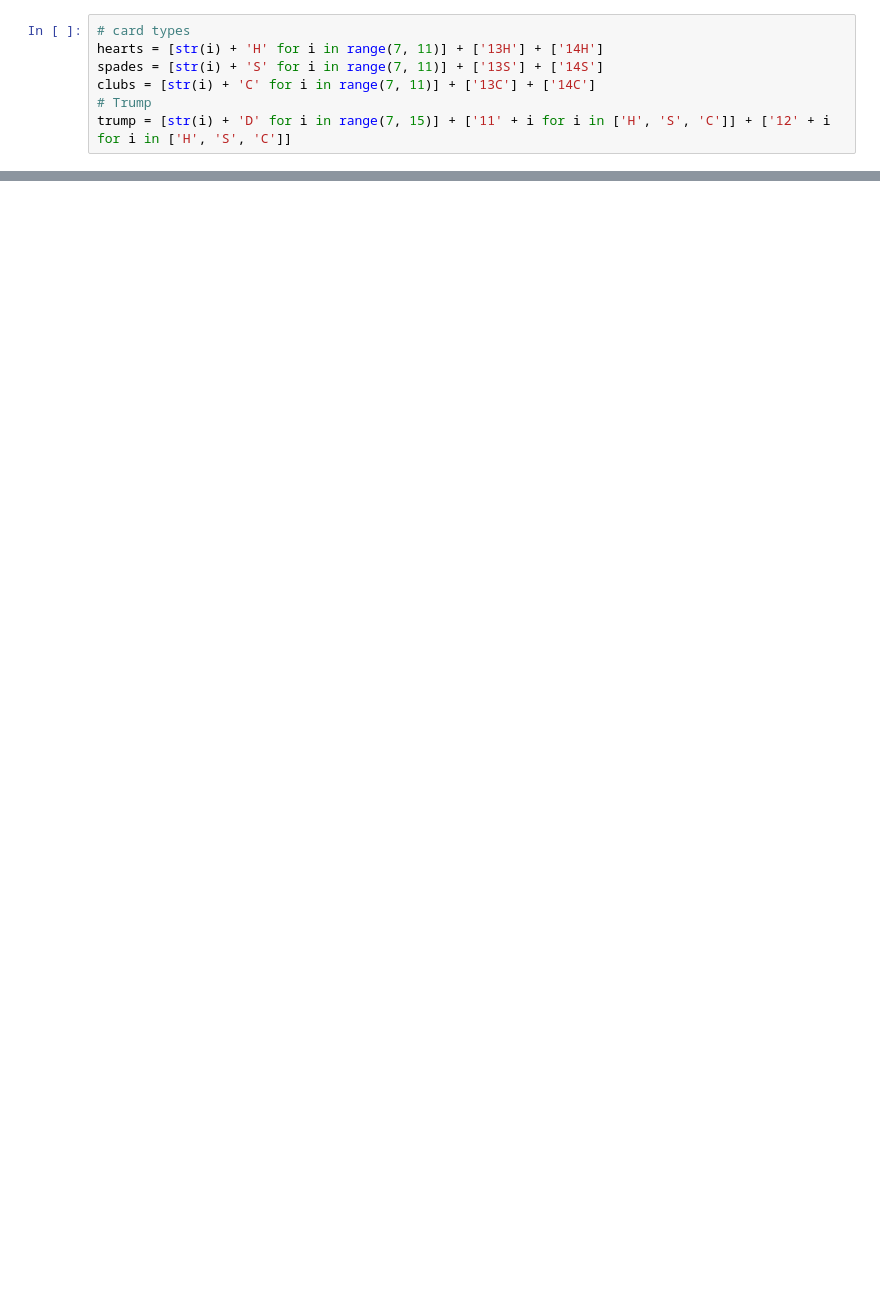
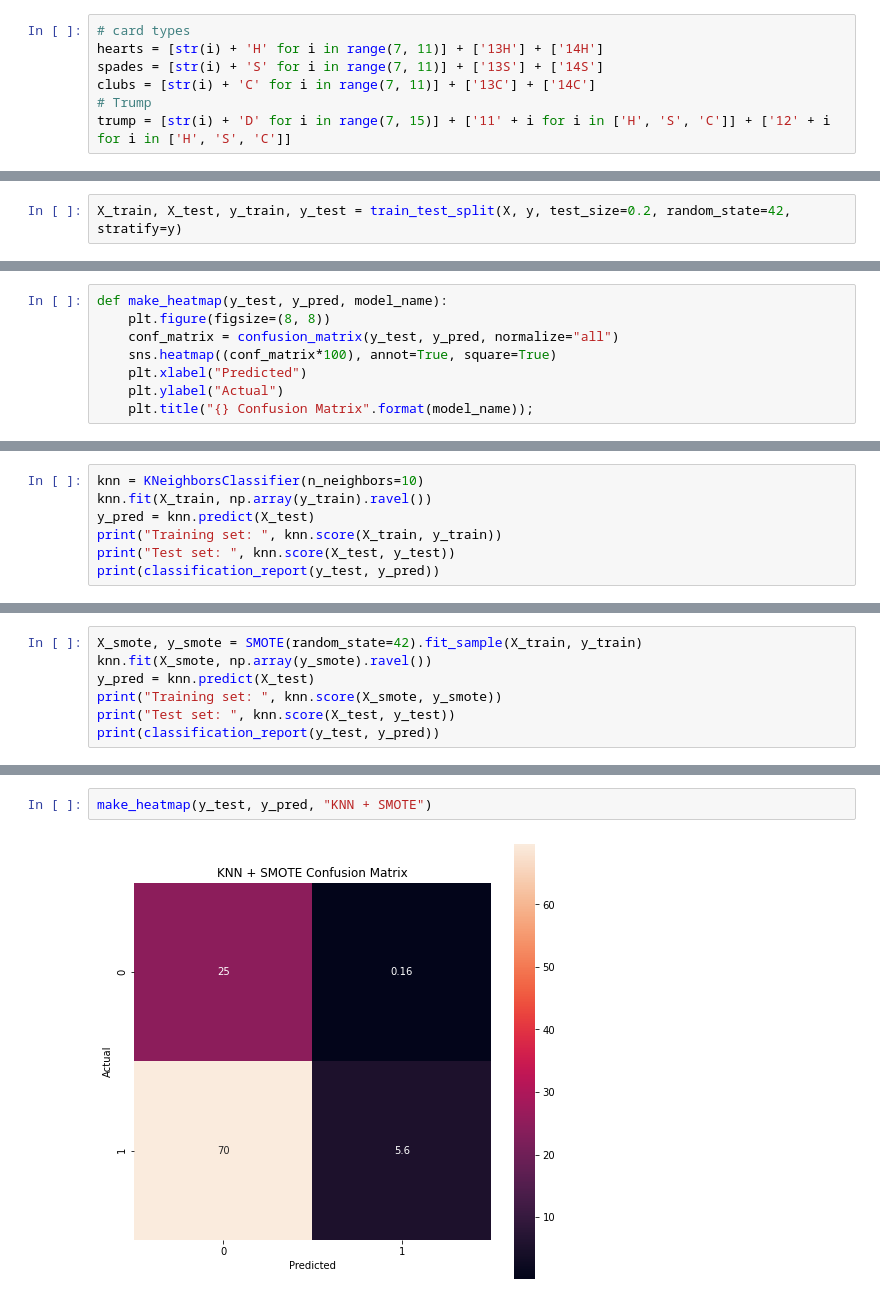
Before and after one commit to adsweeney/get61, a Jupyter notebook: get61/eda.ipynb, the cells around one changed output, grey strips where cells are left out. Drawn from its saved outputs; the diff is of its cells as text; blank space fills up the shorter version.

```diff
--- a/get61/eda.ipynb
+++ b/get61/eda.ipynb
@@ -137,0 +373,2 @@ uech
+# %%
+X_train, X_test, y_train, y_test = train_test_split(X, y, test_size=0.2, random_state=42, stratify=y)
@@ -137,0 +378,8 @@ uech
+# %%
+def make_heatmap(y_test, y_pred, model_name):
+    plt.figure(figsize=(8, 8))
+    conf_matrix = confusion_matrix(y_test, y_pred, normalize="all")
+    sns.heatmap((conf_matrix*100), annot=True, square=True)
+    plt.xlabel("Predicted")
+    plt.ylabel("Actual")
+    plt.title("{} Confusion Matrix".format(model_name));
@@ -137,0 +389,7 @@ uech
+# %%
+knn = KNeighborsClassifier(n_neighbors=10)
+knn.fit(X_train, np.array(y_train).ravel())
+y_pred = knn.predict(X_test)
+print("Training set: ", knn.score(X_train, y_train))
+print("Test set: ", knn.score(X_test, y_test))
+print(classification_report(y_test, y_pred))
@@ -137,0 +417,7 @@ uech
+# %%
+X_smote, y_smote = SMOTE(random_state=42).fit_sample(X_train, y_train)
+knn.fit(X_smote, np.array(y_smote).ravel())
+y_pred = knn.predict(X_test)
+print("Training set: ", knn.score(X_smote, y_smote))
+print("Test set: ", knn.score(X_test, y_test))
+print(classification_report(y_test, y_pred))
@@ -137,0 +445,4 @@ uech
+# %%
+make_heatmap(y_test, y_pred, "KNN + SMOTE")
+# %% [output]
+[figure, added]
```
Also changed, not shown: parts of 96 cells of this notebook, 5 other files.
